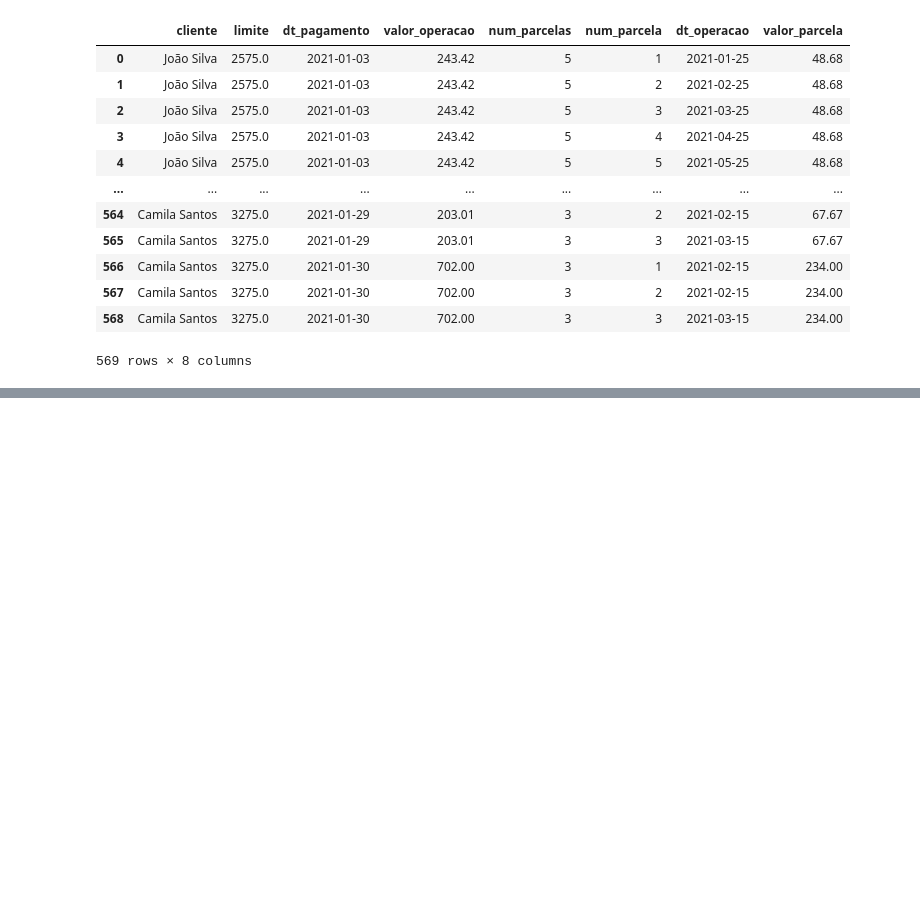
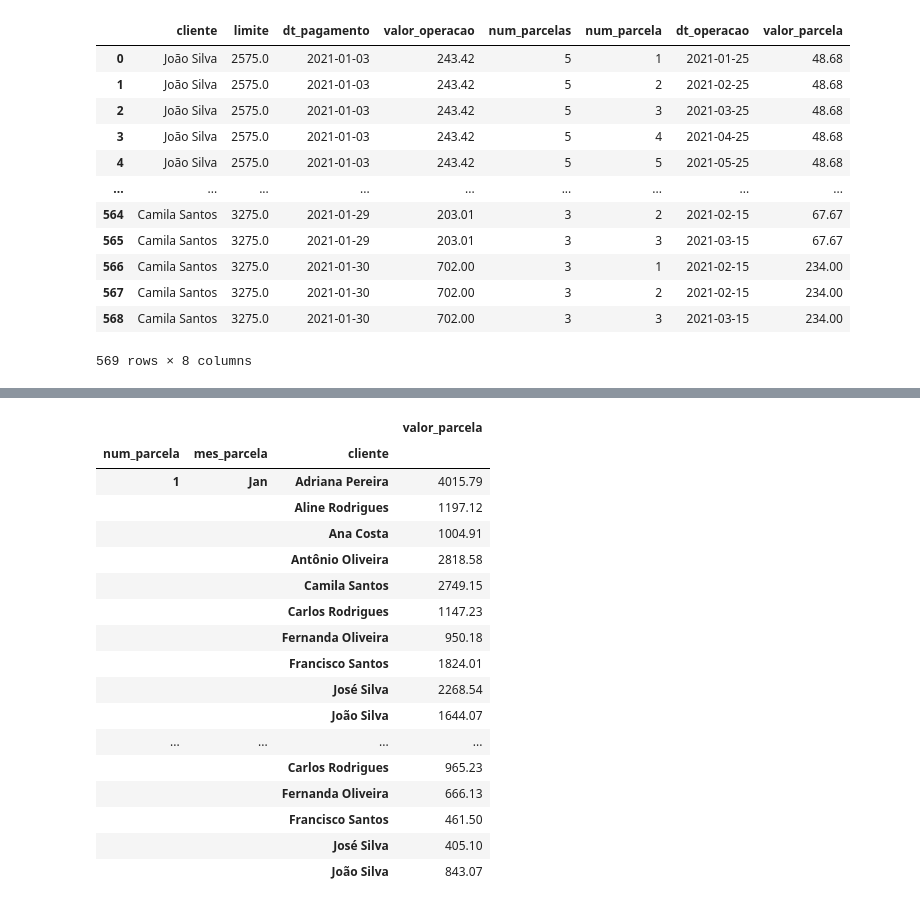
Before and after one commit to martinlietz/squadcinza_projeto3, a Jupyter notebook: projeto.ipynb, the cells around one changed output, grey strips where cells are left out. Cells and saved outputs as stored; diff of their text form; code cells hidden in the pictures; blank space fills up the shorter version.

Commit message:
Adicionei a coluna de meses de cada parcela

```diff
--- a/projeto.ipynb
+++ b/projeto.ipynb
@@ -282,0 +287,6 @@ result
+# %%
+result_2 = df_total_com_parcelas.copy()
+# %%
+result_2['num_parcela'] = result_2['num_parcela'].apply(lambda x: int(x))
+# %%
+result_2 = result_2.sort_values(by=['num_parcela'], ascending = True)
@@ -282,0 +314,23 @@ result
+# %%
+result_2['mes_parcela'] = result_2['num_parcela'].apply(lambda x: dt.date(2021, x, 1).strftime('%b'))
+# %%
+result_2.groupby([result_2['num_parcela'], result_2['mes_parcela'], result_2['cliente']]).agg({'valor_parcela':sum}).head(50)
+# %% [output]
+|  |  |  | valor_parcela |
+| num_parcela | mes_parcela | cliente |  |
+| 1 | Jan | Adriana Pereira | 4015.79 |
+|  |  | Aline Rodrigues | 1197.12 |
+|  |  | Ana Costa | 1004.91 |
+|  |  | Antônio Oliveira | 2818.58 |
+|  |  | Camila Santos | 2749.15 |
+|  |  | Carlos Rodrigues | 1147.23 |
+|  |  | Fernanda Oliveira | 950.18 |
+|  |  | Francisco Santos | 1824.01 |
+|  |  | José Silva | 2268.54 |
+|  |  | João Silva | 1644.07 |
+| ... | ... | ... | ... |
+|  |  | Carlos Rodrigues | 965.23 |
+|  |  | Fernanda Oliveira | 666.13 |
+|  |  | Francisco Santos | 461.50 |
+|  |  | José Silva | 405.10 |
+|  |  | João Silva | 843.07 |
```
Also changed, not shown: parts of 4 cells of this notebook.
